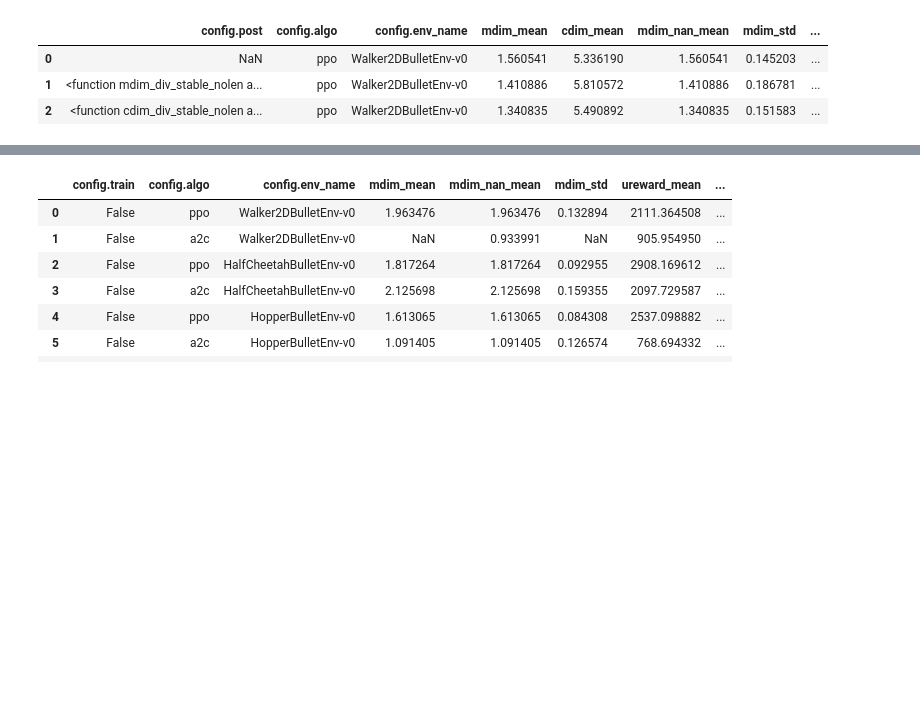
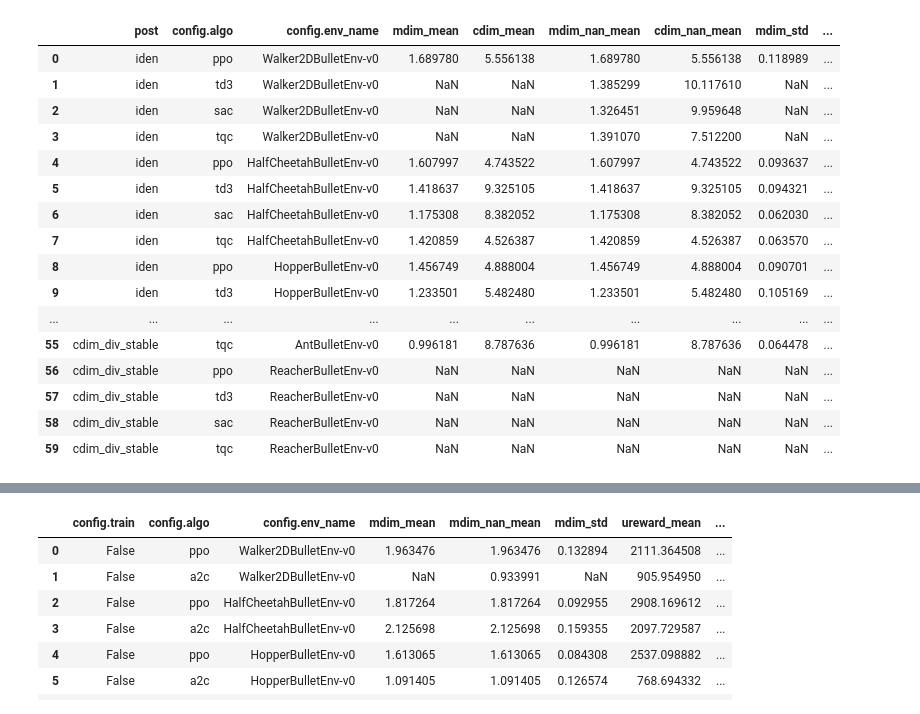
Before and after one commit to sgillen/policy_refinement, a Jupyter notebook: load_ars_zoo.ipynb, the cells around one changed output, grey strips where cells are left out. Saved outputs shown, nothing was run; the diff lists cells and outputs as text; code cells hidden in the pictures; blank space fills up the shorter version.

```diff
--- a/load_ars_zoo.ipynb
+++ b/load_ars_zoo.ipynb
@@ -1,11 +1,24 @@
 # %%
 import pandas as pd
-file_name = "test_out/mmmmmmmm.csv"
-df = pd.read_csv(file_name)[['config.post', 'config.algo', 'config.env_name', 'mdim_mean', 'cdim_mean', 'mdim_nan_mean', 'mdim_std', 'ureward_mean', 'ureward_std', 'nreward_mean', 'nreward_std', 'len_mean',
-                             'cdim_nan_mean']]#, 'config.post']]
+file_name = "test_out/hmmm.csv"
+df = pd.read_csv(file_name)[['post', 'config.algo', 'config.env_name', 'mdim_mean', 'cdim_mean', 'mdim_nan_mean', 'cdim_nan_mean', 'mdim_std',  'cdim_std',
+                             'ureward_mean', 'ureward_std', 'nreward_mean', 'nreward_std', 'len_mean',]]#, 'config.post']]
 df
 # %% [output]
-|  | config.post | config.algo | config.env_name | mdim_mean | cdim_mean | mdim_nan_mean | mdim_std | ... |
-| 0 | NaN | ppo | Walker2DBulletEnv-v0 | 1.560541 | 5.336190 | 1.560541 | 0.145203 | ... |
-| 1 | <function mdim_div_stable_nolen a... | ppo | Walker2DBulletEnv-v0 | 1.410886 | 5.810572 | 1.410886 | 0.186781 | ... |
-| 2 | <function cdim_div_stable_nolen a... | ppo | Walker2DBulletEnv-v0 | 1.340835 | 5.490892 | 1.340835 | 0.151583 | ... |
+|  | post | config.algo | config.env_name | mdim_mean | cdim_mean | mdim_nan_mean | cdim_nan_mean | mdim_std | ... |
+| 0 | iden | ppo | Walker2DBulletEnv-v0 | 1.689780 | 5.556138 | 1.689780 | 5.556138 | 0.118989 | ... |
+| 1 | iden | td3 | Walker2DBulletEnv-v0 | NaN | NaN | 1.385299 | 10.117610 | NaN | ... |
+| 2 | iden | sac | Walker2DBulletEnv-v0 | NaN | NaN | 1.326451 | 9.959648 | NaN | ... |
+| 3 | iden | tqc | Walker2DBulletEnv-v0 | NaN | NaN | 1.391070 | 7.512200 | NaN | ... |
+| 4 | iden | ppo | HalfCheetahBulletEnv-v0 | 1.607997 | 4.743522 | 1.607997 | 4.743522 | 0.093637 | ... |
+| 5 | iden | td3 | HalfCheetahBulletEnv-v0 | 1.418637 | 9.325105 | 1.418637 | 9.325105 | 0.094321 | ... |
+| 6 | iden | sac | HalfCheetahBulletEnv-v0 | 1.175308 | 8.382052 | 1.175308 | 8.382052 | 0.062030 | ... |
+| 7 | iden | tqc | HalfCheetahBulletEnv-v0 | 1.420859 | 4.526387 | 1.420859 | 4.526387 | 0.063570 | ... |
+| 8 | iden | ppo | HopperBulletEnv-v0 | 1.456749 | 4.888004 | 1.456749 | 4.888004 | 0.090701 | ... |
+| 9 | iden | td3 | HopperBulletEnv-v0 | 1.233501 | 5.482480 | 1.233501 | 5.482480 | 0.105169 | ... |
+| ... | ... | ... | ... | ... | ... | ... | ... | ... | ... |
+| 55 | cdim_div_stable | tqc | AntBulletEnv-v0 | 0.996181 | 8.787636 | 0.996181 | 8.787636 | 0.064478 | ... |
+| 56 | cdim_div_stable | ppo | ReacherBulletEnv-v0 | NaN | NaN | NaN | NaN | NaN | ... |
+| 57 | cdim_div_stable | td3 | ReacherBulletEnv-v0 | NaN | NaN | NaN | NaN | NaN | ... |
+| 58 | cdim_div_stable | sac | ReacherBulletEnv-v0 | NaN | NaN | NaN | NaN | NaN | ... |
+| 59 | cdim_div_stable | tqc | ReacherBulletEnv-v0 | NaN | NaN | NaN | NaN | NaN | ... |
```
Also changed, not shown: parts of 4 cells of this notebook, 1 other file.
